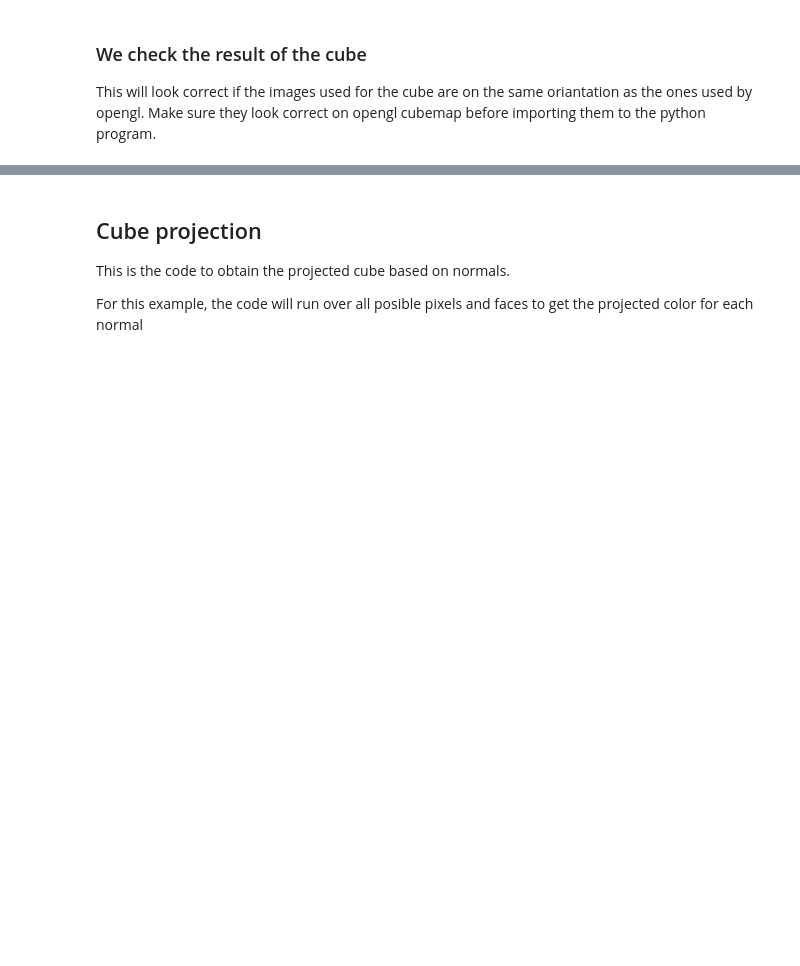
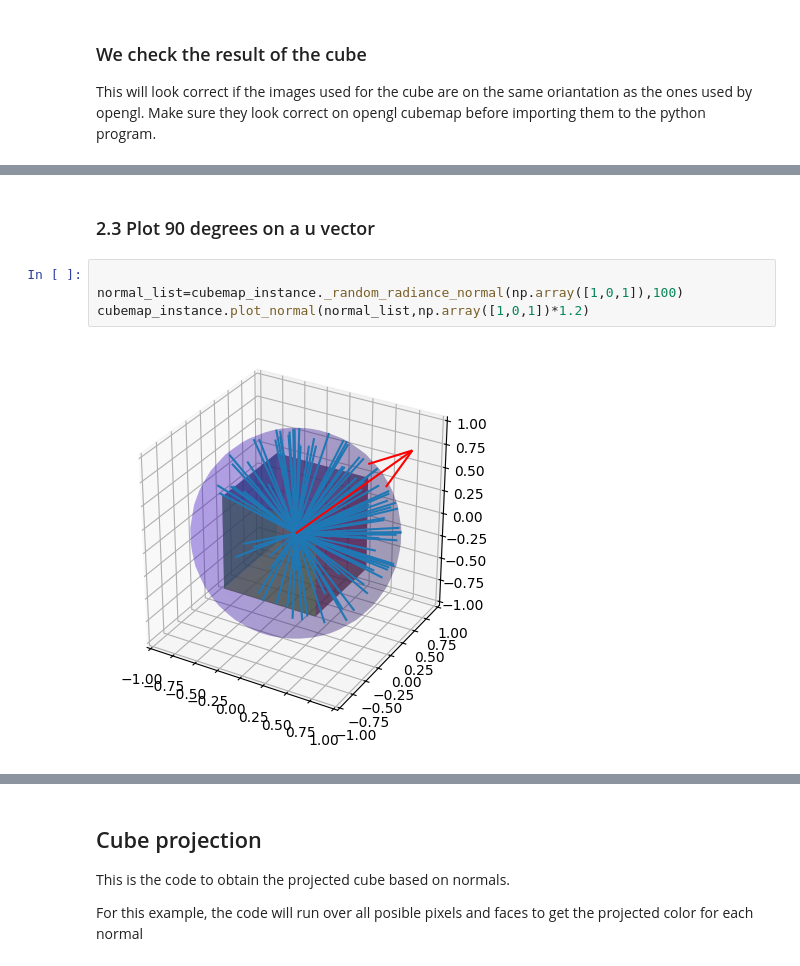
Before and after one commit to carlesmatoses/diffuse-specular-radiance-map, a Jupyter notebook: diffuse_map.ipynb, the cells around one changed output, grey strips where cells are left out. Cells and saved outputs as stored; diff of their text form; blank space fills up the shorter version.

```diff
--- a/diffuse_map.ipynb
+++ b/diffuse_map.ipynb
@@ -319,0 +434,8 @@ We can generate the hemisphere vectors on random distribution on one direction a
+# %% [markdown]
+### 2.3 Plot 90 degrees on a u vector
+# %%
+
+normal_list=cubemap_instance._random_radiance_normal(np.array([1,0,1]),100)
+cubemap_instance.plot_normal(normal_list,np.array([1,0,1])*1.2)
+# %% [output]
+[figure, added]
```
Also changed, not shown: parts of 47 cells of this notebook, 7 other files.
